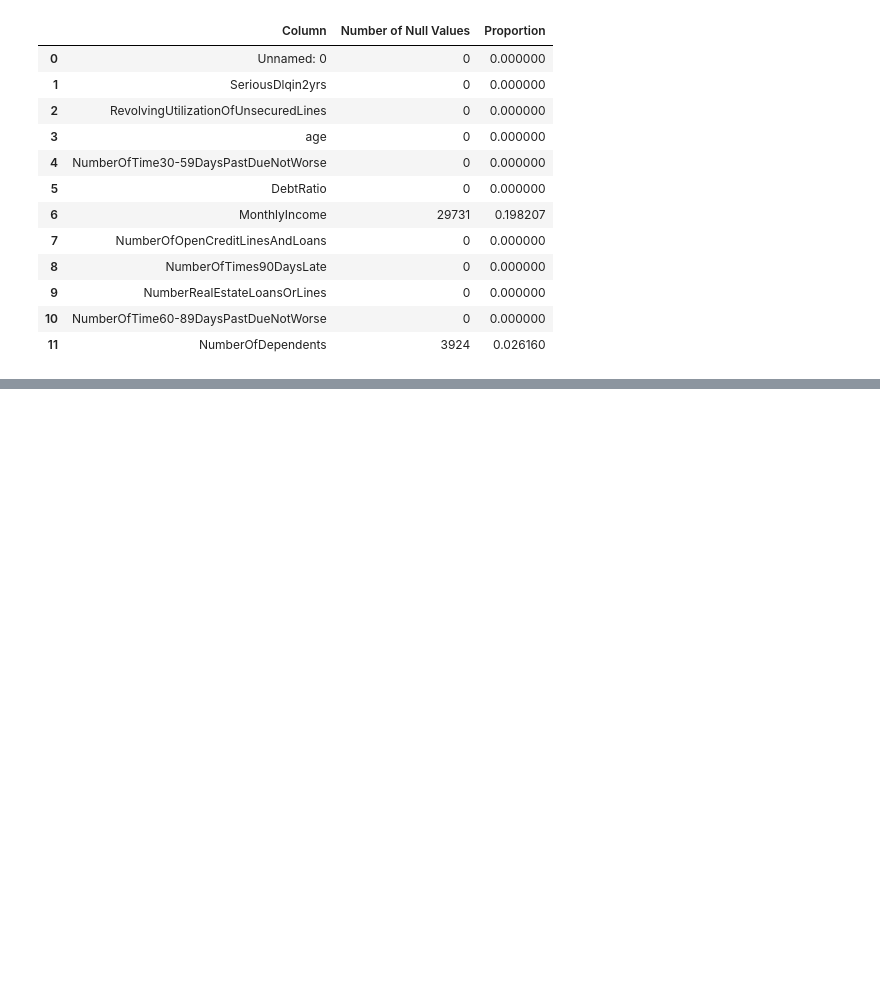
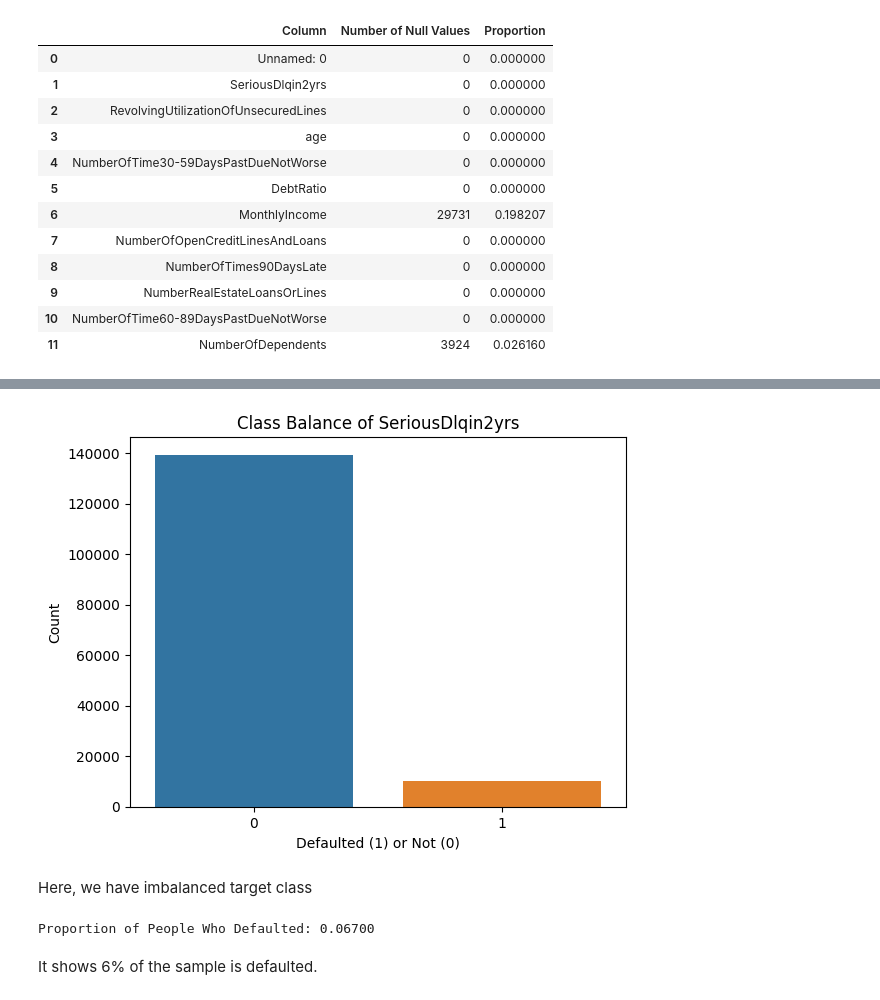
Before and after one commit to Tenzin-Yangzom-6839/GiveMeSomeCredit, a Jupyter notebook: GiveMeSomeCredit.ipynb, the cells around one changed output, grey strips where cells are left out. Drawn from its saved outputs; the diff is of its cells as text; code cells hidden in the pictures; blank space fills up the shorter version.

```diff
--- a/GiveMeSomeCredit.ipynb
+++ b/GiveMeSomeCredit.ipynb
@@ -154,0 +161,3 @@ basic_stats
+# %%
+# Drop unnecessary columns.
+training_data.drop(columns='Unnamed: 0',inplace=True)
@@ -154,0 +168,2 @@ basic_stats
+# %%
+training_data.drop_duplicates(inplace=True)
@@ -154,0 +174,9 @@ basic_stats
+# %%
+from sklearn.impute import KNNImputer
+
+# Create KNNImputer instance to fill missing values
+imputer = KNNImputer(n_neighbors=5)
+# %%
+# Fit and transform the imputer on the data
+columns_to_impute = ['MonthlyIncome', 'NumberOfDependents']  # List of columns to impute
+training_data[columns_to_impute] = imputer.fit_transform(training_data[columns_to_impute])
@@ -154,0 +205,19 @@ basic_stats
+# %%
+# Visualize the balance of classes
+sns.countplot(x="SeriousDlqin2yrs", data=training_data)
+plt.title("Class Balance of SeriousDlqin2yrs")
+plt.xlabel("Defaulted (1) or Not (0)")
+plt.ylabel("Count")
+plt.show()
+# %% [output]
+[figure, added]
+# %% [markdown]
+Here, we have imbalanced target class
+# %%
+# Calculate and print the proportion of people who defaulted
+default_proportion = training_data["SeriousDlqin2yrs"].mean()
+print(f"Proportion of People Who Defaulted: {default_proportion:.5f}")
+# %% [output]
+Proportion of People Who Defaulted: 0.06700
+# %% [markdown]
+It shows 6% of the sample is defaulted.
```
Also changed, not shown: parts of 46 cells of this notebook.
